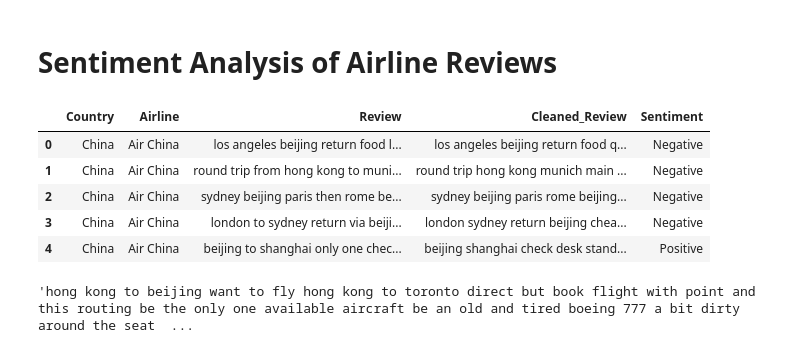
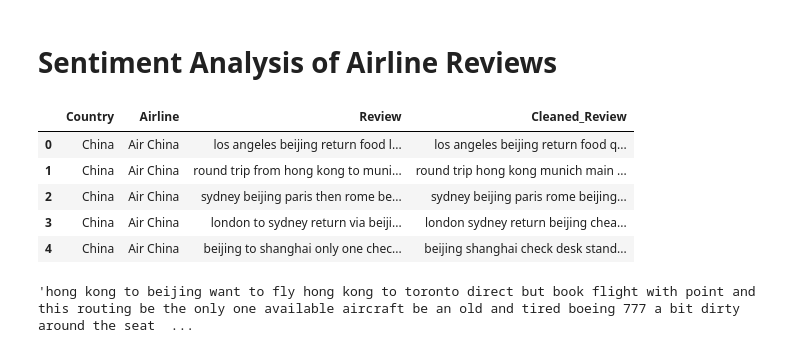
Before and after one commit to 1422-samu/Airline-Review-Sentiment-Analysis, a Jupyter notebook: Word2Vec Model for Airline Review.ipynb, the cells around one changed output. Drawn from its saved outputs; the diff is of its cells as text; code cells hidden in the pictures.

```diff
--- a/Word2Vec Model for Airline Review.ipynb
+++ b/Word2Vec Model for Airline Review.ipynb
@@ -17,15 +17,15 @@ from gensim.models import Word2Vec
 pd.set_option('display.max_colwidth', 70)
 # %%
 df = pd.read_csv('airline_df_cleaned.csv')
-reviews = df[['Country','Airline','Review','Cleaned_Review','Sentiment']].copy(deep=True)
+reviews = df[['Country','Airline','Review','Cleaned_Review']].copy(deep=True)
 reviews.head()
 # %% [output]
-|  | Country | Airline | Review | Cleaned_Review | Sentiment |
-| 0 | China | Air China | los angeles beijing return food l... | los angeles beijing return food q... | Negative |
-| 1 | China | Air China | round trip from hong kong to muni... | round trip hong kong munich main ... | Negative |
-| 2 | China | Air China | sydney beijing paris then rome be... | sydney beijing paris rome beijing... | Negative |
-| 3 | China | Air China | london to sydney return via beiji... | london sydney return beijing chea... | Negative |
-| 4 | China | Air China | beijing to shanghai only one chec... | beijing shanghai check desk stand... | Positive |
+|  | Country | Airline | Review | Cleaned_Review |
+| 0 | China | Air China | los angeles beijing return food l... | los angeles beijing return food q... |
+| 1 | China | Air China | round trip from hong kong to muni... | round trip hong kong munich main ... |
+| 2 | China | Air China | sydney beijing paris then rome be... | sydney beijing paris rome beijing... |
+| 3 | China | Air China | london to sydney return via beiji... | london sydney return beijing chea... |
+| 4 | China | Air China | beijing to shanghai only one chec... | beijing shanghai check desk stand... |
 # %%
 reviews['Review'][61]
 # %% [output]
```
Also changed, not shown: parts of 13 cells of this notebook, 9 other files.
